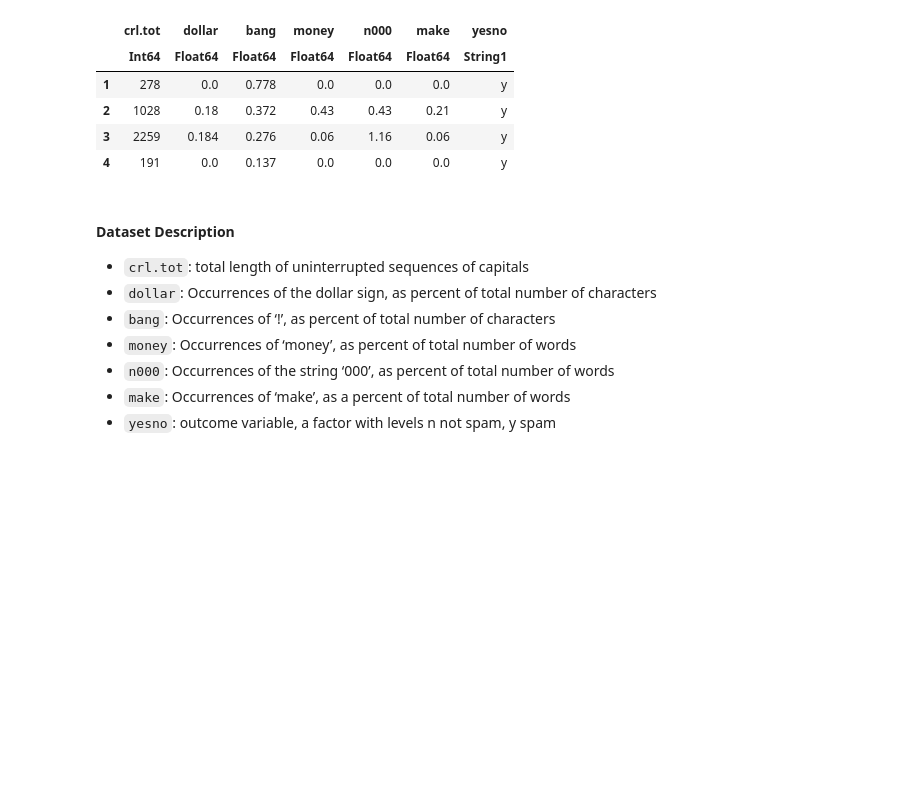
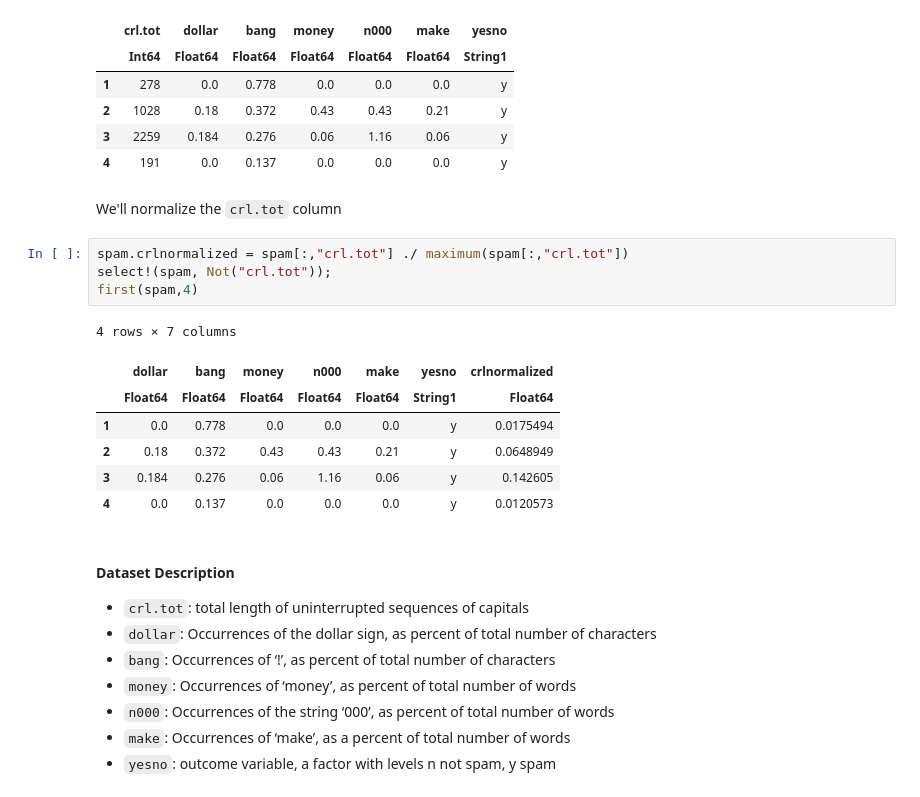
Before and after one commit to coinslab/ACN6348-lab, a Jupyter notebook: 1.ipynb, the cells around one changed output. Saved outputs shown, nothing was run; the diff lists cells and outputs as text; blank space fills up the shorter version.

Commit message:
crl.tot normalized

```diff
--- a/1.ipynb
+++ b/1.ipynb
@@ -27,6 +27,20 @@ first(spam,4) # show only first four rows
 | 2 | 1028 | 0.18 | 0.372 | 0.43 | 0.43 | 0.21 | y |
 | 3 | 2259 | 0.184 | 0.276 | 0.06 | 1.16 | 0.06 | y |
 | 4 | 191 | 0.0 | 0.137 | 0.0 | 0.0 | 0.0 | y |
+# %% [markdown]
+We'll normalize the `crl.tot` column
+# %%
+spam.crlnormalized = spam[:,"crl.tot"] ./ maximum(spam[:,"crl.tot"])
+select!(spam, Not("crl.tot"));
+first(spam,4)
+# %% [output]
+4 rows × 7 columns
+|  | dollar | bang | money | n000 | make | yesno | crlnormalized |
+|  | Float64 | Float64 | Float64 | Float64 | Float64 | String1 | Float64 |
+| 1 | 0.0 | 0.778 | 0.0 | 0.0 | 0.0 | y | 0.0175494 |
+| 2 | 0.18 | 0.372 | 0.43 | 0.43 | 0.21 | y | 0.0648949 |
+| 3 | 0.184 | 0.276 | 0.06 | 1.16 | 0.06 | y | 0.142605 |
+| 4 | 0.0 | 0.137 | 0.0 | 0.0 | 0.0 | y | 0.0120573 |
 # %% [markdown]
 #### Dataset Description
 
```
Also changed, not shown: parts of 7 cells of this notebook, 1 other file.
